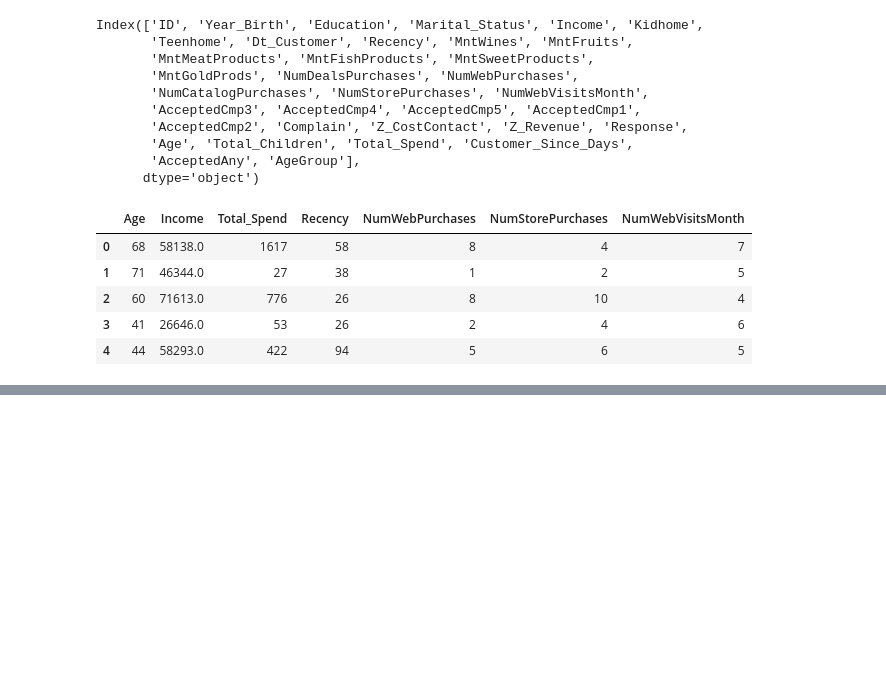
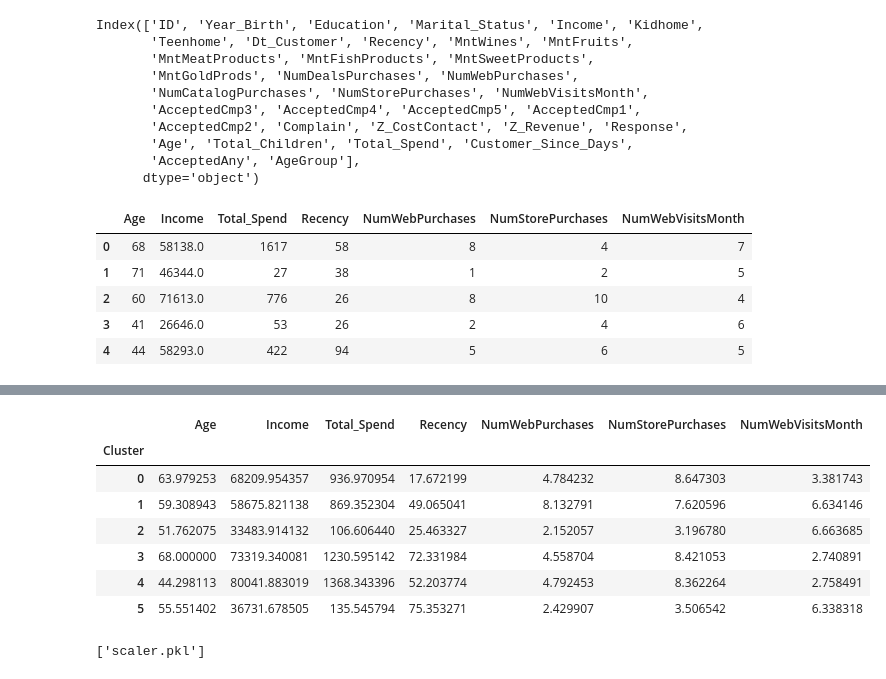
Before and after one commit to beniamine3155/customer_segmentation_mlops_project, a Jupyter notebook: notebook/analysis.ipynb, the cells around one changed output, grey strips where cells are left out. Saved outputs shown, nothing was run; the diff lists cells and outputs as text; code cells hidden in the pictures; blank space fills up the shorter version.

```diff
--- a/notebook/analysis.ipynb
+++ b/notebook/analysis.ipynb
@@ -404,0 +507,17 @@ X.head()
+# %%
+cluster_summary
+# %% [output]
+|  | Age | Income | Total_Spend | Recency | NumWebPurchases | NumStorePurchases | NumWebVisitsMonth |
+| Cluster |  |  |  |  |  |  |  |
+| 0 | 63.979253 | 68209.954357 | 936.970954 | 17.672199 | 4.784232 | 8.647303 | 3.381743 |
+| 1 | 59.308943 | 58675.821138 | 869.352304 | 49.065041 | 8.132791 | 7.620596 | 6.634146 |
+| 2 | 51.762075 | 33483.914132 | 106.606440 | 25.463327 | 2.152057 | 3.196780 | 6.663685 |
+| 3 | 68.000000 | 73319.340081 | 1230.595142 | 72.331984 | 4.558704 | 8.421053 | 2.740891 |
+| 4 | 44.298113 | 80041.883019 | 1368.343396 | 52.203774 | 4.792453 | 8.362264 | 2.758491 |
+| 5 | 55.551402 | 36731.678505 | 135.545794 | 75.353271 | 2.429907 | 3.506542 | 6.338318 |
+# %%
+import joblib
+joblib.dump(kmeans, 'kmeans_model.pkl')
+joblib.dump(scaler, 'scaler.pkl')
+# %% [output]
+['scaler.pkl']
```
Also changed, not shown: parts of 14 cells of this notebook, 2 other files.
